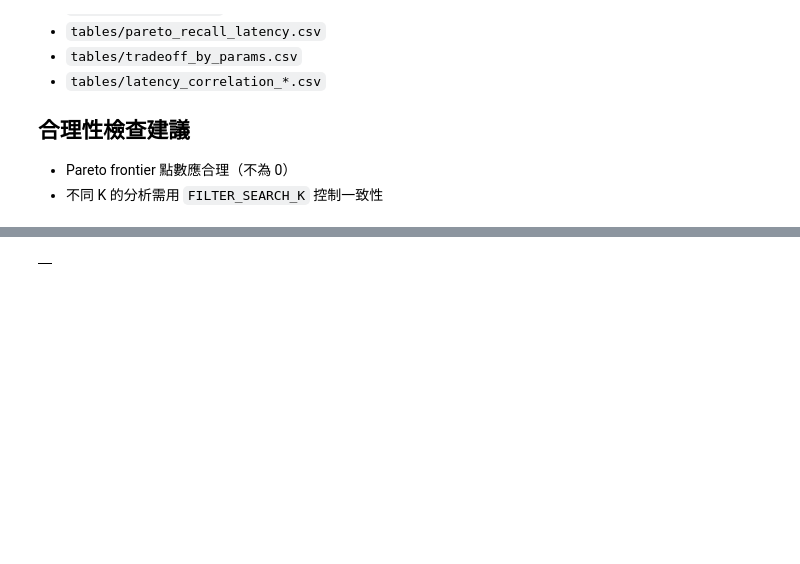
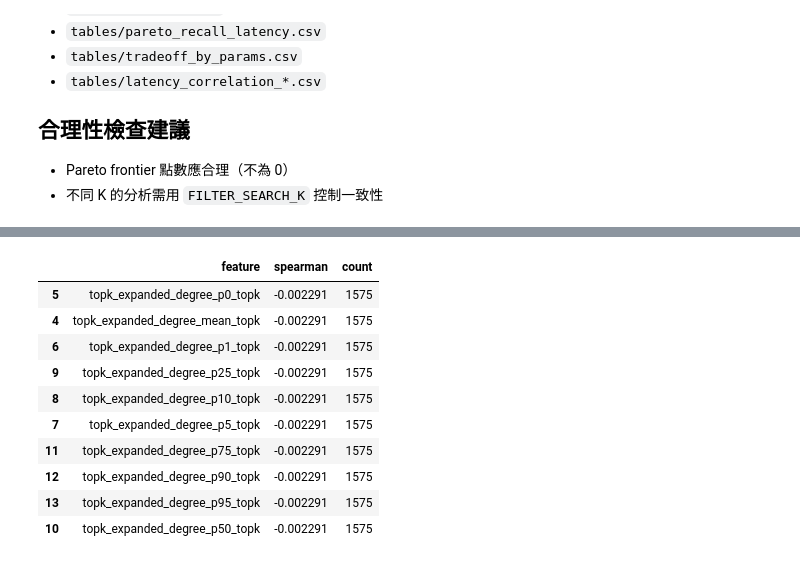
Before and after one commit to Maxcc9/DiskANN, a Jupyter notebook: scripts/paramAnalysis/gridSearch/analysis/01_basic_tradeoff_plots.ipynb, the cells around one changed output, grey strips where cells are left out. Drawn from its saved outputs; the diff is of its cells as text; code cells hidden in the pictures; blank space fills up the shorter version.

```diff
--- a/scripts/paramAnalysis/gridSearch/analysis/01_basic_tradeoff_plots.ipynb
+++ b/scripts/paramAnalysis/gridSearch/analysis/01_basic_tradeoff_plots.ipynb
@@ -360,22 +680,52 @@ corr_df.head(10)
 # %%
-# Top-k signal correlations (if present)
+# ===== 計算 Top-K 訊號與延遲的相關性（若存在） =====
+
+# 初始化 Top-K 相關性表
 topk_corr_df = pd.DataFrame()
+
+# 若有主要延遲欄位且合併資料中有 Top-K 欄位
 if latency_primary is not None and latency_primary in merged.columns:
+    # 找出所有以 '_topk' 結尾的欄位（來自 topk_df 的欄位）
     topk_cols = [c for c in merged.columns if c.endswith('_topk')]
+
+    # 儲存相關性結果
     rows = []
+
+    # 對每個 Top-K 欄位計算與延遲的相關性
     for col in topk_cols:
-        series = merged[[col, latency_primary]].dropna()
+        # 取出該欄位與延遲欄位的資料（移除遺失值）
+        series = merged[[col, latency_primary]].apply(pd.to_numeric, errors='coerce').dropna()
+
         if series.empty:
             continue
+
+        # 計算 Spearman 相關係數
+        # （Top-K 特徵通常是排名或計數，適合用 Spearman）
         rows.append({
-            'feature': col,
+            'feature': col,  # 特徵名稱
             'spearman': series[col].corr(series[latency_primary], method='spearman'),
-            'count': len(series),
+            'count': len(series),  # 有效資料筆數
         })
+
+    # 若有結果，則建立表格並儲存
     if rows:
+        # 依 Spearman 係數排序（由高到低）
         topk_corr_df = pd.DataFrame(rows).sort_values('spearman', ascending=False)
+
+        # 儲存表格
         topk_corr_df.to_csv(out_tables / f'latency_topk_correlation_{latency_primary}.csv', index=False)
 
+# 顯示相關性最高的前 10 個 Top-K 特徵
 topk_corr_df.head(10)
 # %% [output]
-|  |
+|  | feature | spearman | count |
+| 5 | topk_expanded_degree_p0_topk | -0.002291 | 1575 |
+| 4 | topk_expanded_degree_mean_topk | -0.002291 | 1575 |
+| 6 | topk_expanded_degree_p1_topk | -0.002291 | 1575 |
+| 9 | topk_expanded_degree_p25_topk | -0.002291 | 1575 |
+| 8 | topk_expanded_degree_p10_topk | -0.002291 | 1575 |
+| 7 | topk_expanded_degree_p5_topk | -0.002291 | 1575 |
+| 11 | topk_expanded_degree_p75_topk | -0.002291 | 1575 |
+| 12 | topk_expanded_degree_p90_topk | -0.002291 | 1575 |
+| 13 | topk_expanded_degree_p95_topk | -0.002291 | 1575 |
+| 10 | topk_expanded_degree_p50_topk | -0.002291 | 1575 |
```
Also changed, not shown: parts of 10 cells of this notebook, 8 other files.
